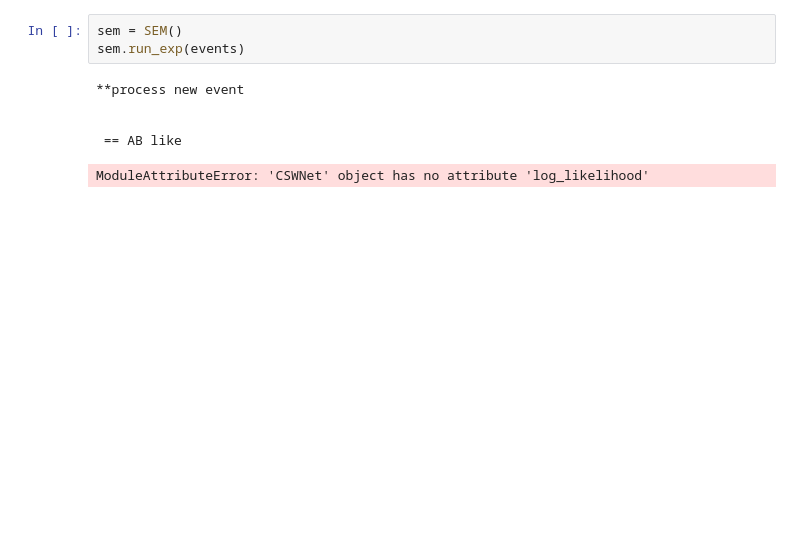
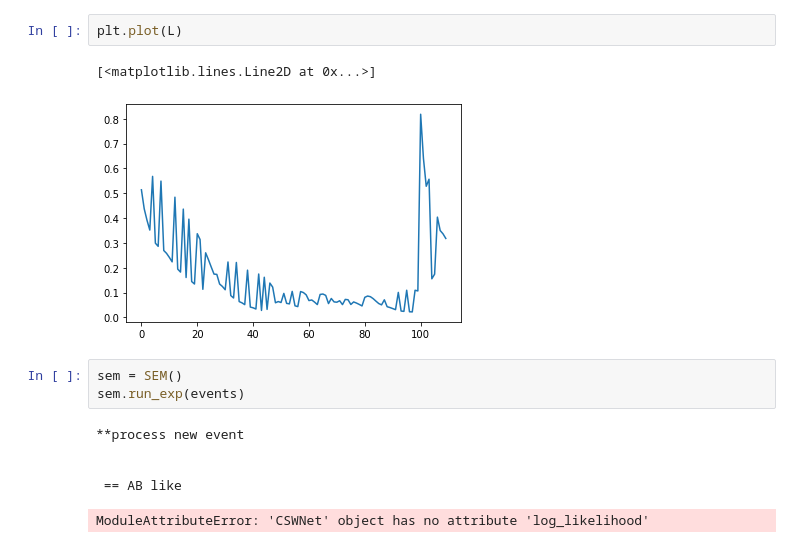
Before and after one commit to andrebeu/SEMCSW, a Jupyter notebook: SEM-AB.ipynb, the cells around one changed output. Drawn from its saved outputs; the diff is of its cells as text; blank space fills up the shorter version.

```diff
--- a/SEM-AB.ipynb
+++ b/SEM-AB.ipynb
@@ -35,3 +75,8 @@ TypeError: __init__() got an unexpected keyword argument 'learn_rate'
+# %%
+plt.plot(L)
+# %% [output]
+[<matplotlib.lines.Line2D at 0x...>]
+[figure, added]
 # %%
 sem = SEM()
 sem.run_exp(events)
```
Also changed, not shown: parts of 3 cells of this notebook, 1 other file.
